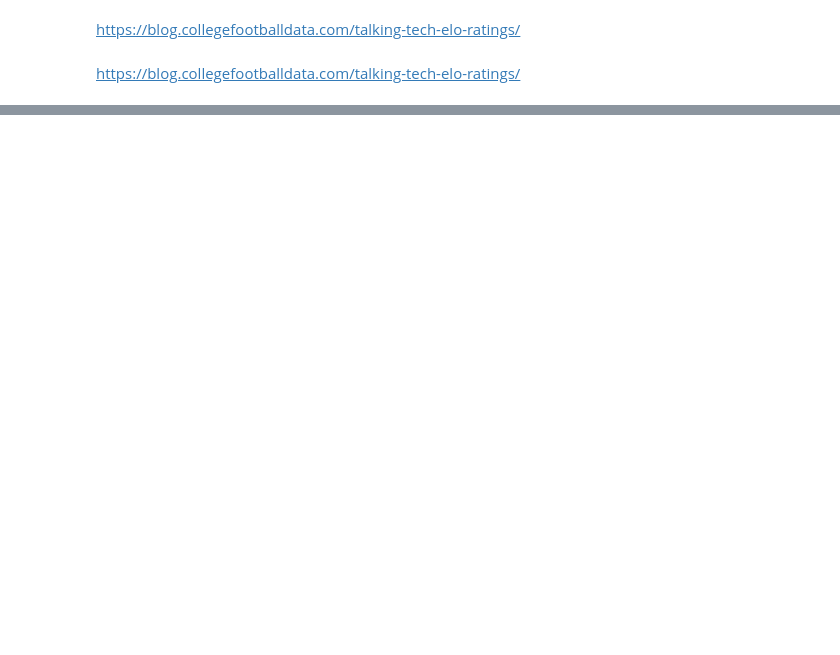
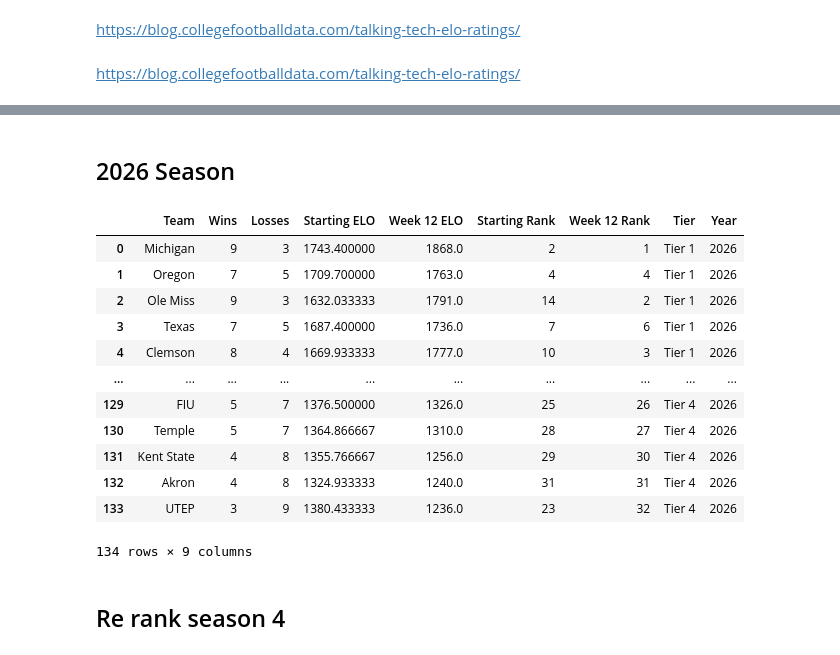
Before and after one commit to liameliot/DA-401-, a Jupyter notebook: PRS.ipynb, the cells around one changed output, grey strips where cells are left out. Saved outputs shown, nothing was run; the diff lists cells and outputs as text; code cells hidden in the pictures; blank space fills up the shorter version.

```diff
--- a/PRS.ipynb
+++ b/PRS.ipynb
@@ -338,0 +153,6 @@ preseason25.to_csv('preseason25.csv', index=False)
+# %%
+# Season 3
+preseason26 = sortelo(cfb25)
+preseason26['ELO'] = preseason26['ELO'] * 0.95
+eloranks = preseason26
+eloranks
@@ -338,0 +173,55 @@ preseason25.to_csv('preseason25.csv', index=False)
+# %% [markdown]
+## 2026 Season
+# %%
+# Sets Tiers
+
+tiers_dict = tiers(eloranks)
+tier1 = tiers_dict["tier1"]
+tier2 = tiers_dict["tier2"]
+tier3 = tiers_dict["tier3"]
+tier4 = tiers_dict["tier4"]
+
+# Runs Season Sim
+
+# tier 1 results
+final_results, matchup_df = simulate_season(tier1)
+# tier 2 results
+final_results2, matchup_df2 = simulate_season(tier2)
+# tier 3 results
+final_results3, matchup_df3 = simulate_season(tier3)
+# tier 4 results
+final_results4, matchup_df4 = simulate_season(tier4)
+
+
+final_results['Tier'] = "Tier 1"
+final_results2['Tier'] = "Tier 2"
+final_results3['Tier'] = "Tier 3"
+final_results4['Tier'] = "Tier 4"
+
+Tier_1_CBR_26 = matchup_df['CBR'].mean()
+Tier_2_CBR_26 = matchup_df2['CBR'].mean()
+Tier_3_CBR_26 = matchup_df3['CBR'].mean()
+Tier_4_CBR_26 = matchup_df4['CBR'].mean()
+
+
+# Final Season Results
+
+cfb26 = pd.concat([final_results, final_results2, final_results3, final_results4], ignore_index=True)
+cfb26['Year'] = 2026
+cfb26
+# %% [output]
+|  | Team | Wins | Losses | Starting ELO | Week 12 ELO | Starting Rank | Week 12 Rank | Tier | Year |
+| 0 | Michigan | 9 | 3 | 1743.400000 | 1868.0 | 2 | 1 | Tier 1 | 2026 |
+| 1 | Oregon | 7 | 5 | 1709.700000 | 1763.0 | 4 | 4 | Tier 1 | 2026 |
+| 2 | Ole Miss | 9 | 3 | 1632.033333 | 1791.0 | 14 | 2 | Tier 1 | 2026 |
+| 3 | Texas | 7 | 5 | 1687.400000 | 1736.0 | 7 | 6 | Tier 1 | 2026 |
+| 4 | Clemson | 8 | 4 | 1669.933333 | 1777.0 | 10 | 3 | Tier 1 | 2026 |
+| ... | ... | ... | ... | ... | ... | ... | ... | ... | ... |
+| 129 | FIU | 5 | 7 | 1376.500000 | 1326.0 | 25 | 26 | Tier 4 | 2026 |
+| 130 | Temple | 5 | 7 | 1364.866667 | 1310.0 | 28 | 27 | Tier 4 | 2026 |
+| 131 | Kent State | 4 | 8 | 1355.766667 | 1256.0 | 29 | 30 | Tier 4 | 2026 |
+| 132 | Akron | 4 | 8 | 1324.933333 | 1240.0 | 31 | 31 | Tier 4 | 2026 |
+| 133 | UTEP | 3 | 9 | 1380.433333 | 1236.0 | 23 | 32 | Tier 4 | 2026 |
+134 rows × 9 columns
+# %% [markdown]
+## Re rank season 4
```
Also changed, not shown: parts of 35 cells of this notebook, 3 other files.
